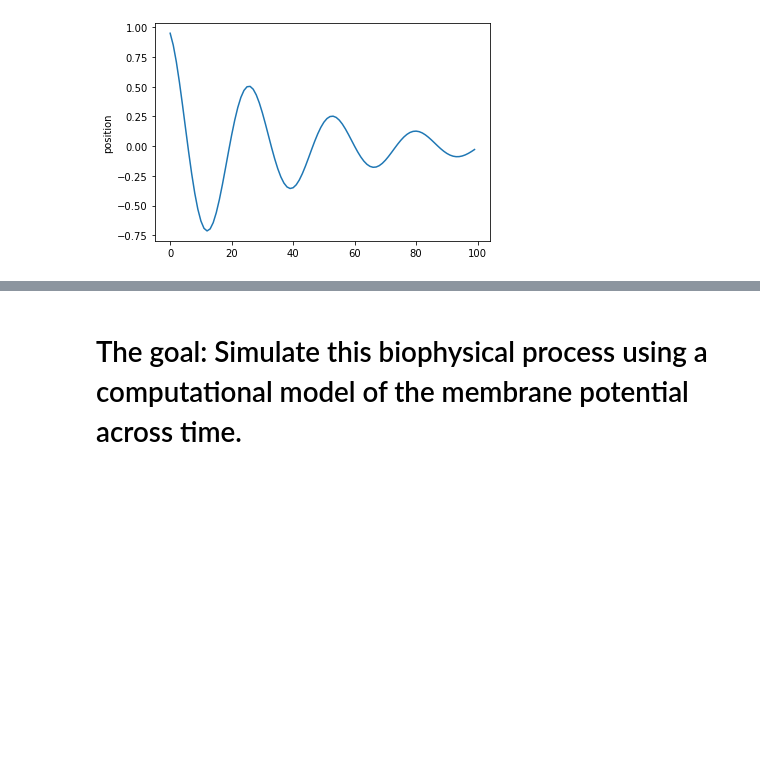
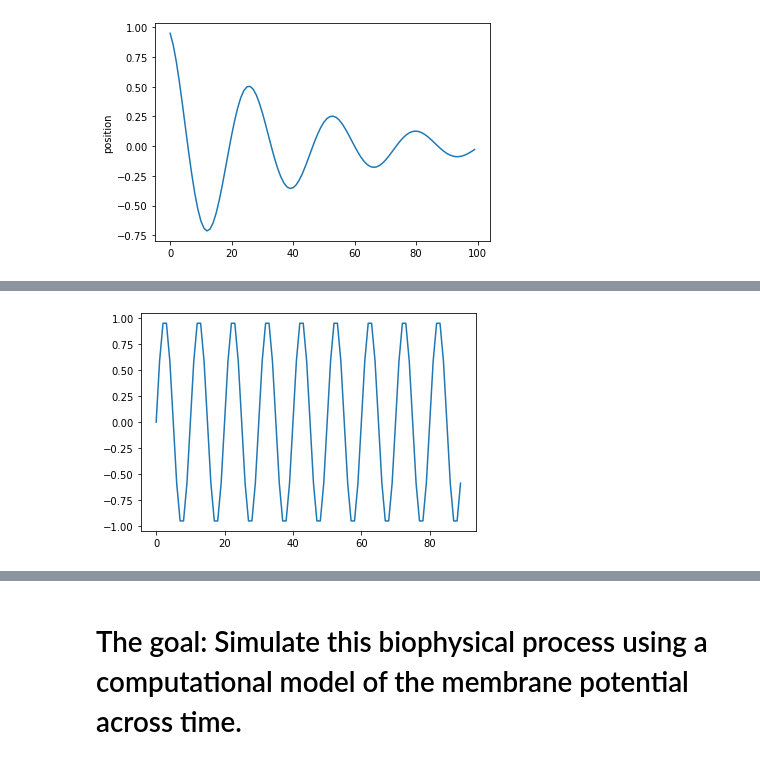
Before and after one commit to hogeveen-lab/DSPN_Fall2023_Git, a Jupyter notebook: dspn_fall2023_lecture7_integrate_and_fire.ipynb, the cells around one changed output, grey strips where cells are left out. Cells and saved outputs as stored; diff of their text form; code cells hidden in the pictures; blank space fills up the shorter version.

```diff
--- a/dspn_fall2023_lecture7_integrate_and_fire.ipynb
+++ b/dspn_fall2023_lecture7_integrate_and_fire.ipynb
@@ -108,3 +117,15 @@ plt.show()
+# %%
+import matplotlib.pyplot as plt
+import numpy as np
+
+t = np.arange(0.5, 5.0, 0.05)
+y1 = np.sin(4 * np.pi * t)
+
+# Plot each graph,set the y values
+plt.plot(y1)
+plt.show()
+# %% [output]
+[figure, added]
 # %% [markdown]
 ## Neurons and ions
 
```
Also changed, not shown: parts of 3 cells of this notebook, 1 other file.
